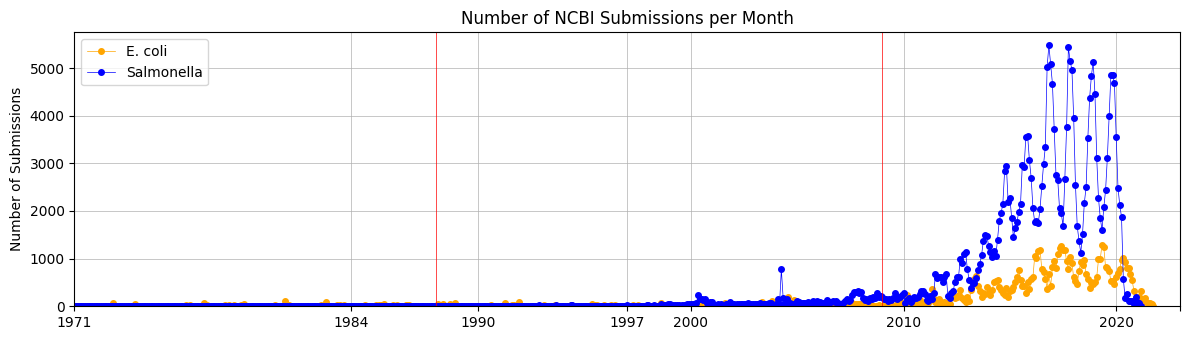
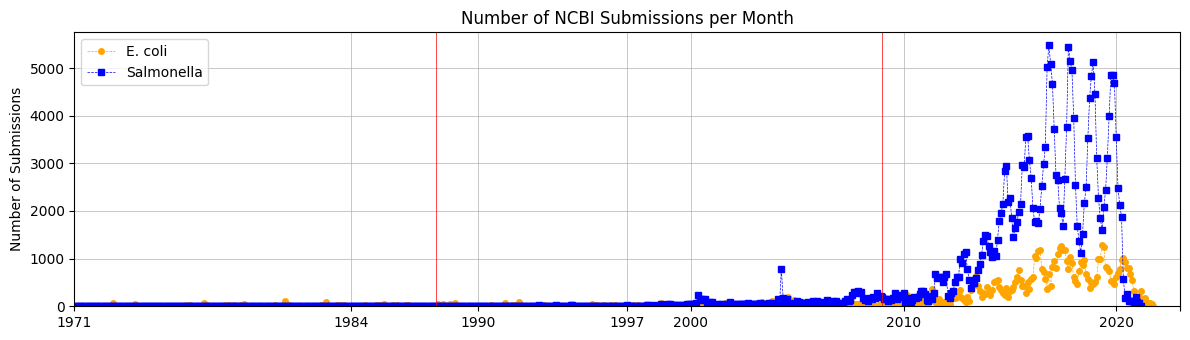
The change to this notebook cell's code, shown as a diff; its figure went from the first image to the second:
--- before
+++ after
@@ -18,6 +18,6 @@
 #use smaller markers
 
-year_month_counts1.plot(kind='line', marker='o', label='E. coli', color='orange', markersize=4,linewidth=0.5)
-year_month_counts2.plot(kind='line', marker='o', label='Salmonella', color='blue', markersize=4, linewidth=0.5)
+year_month_counts1.plot(kind='line', marker='o', label='E. coli', color='orange', linestyle='--', markersize=4,linewidth=0.5)
+year_month_counts2.plot(kind='line', marker='s', label='Salmonella', color='blue', linestyle='--', markersize=4, linewidth=0.5)
 plt.title('Number of NCBI Submissions per Month')
 plt.ylabel('Number of Submissions')

Commit: 8-13 changes. PPTX move to onedrive